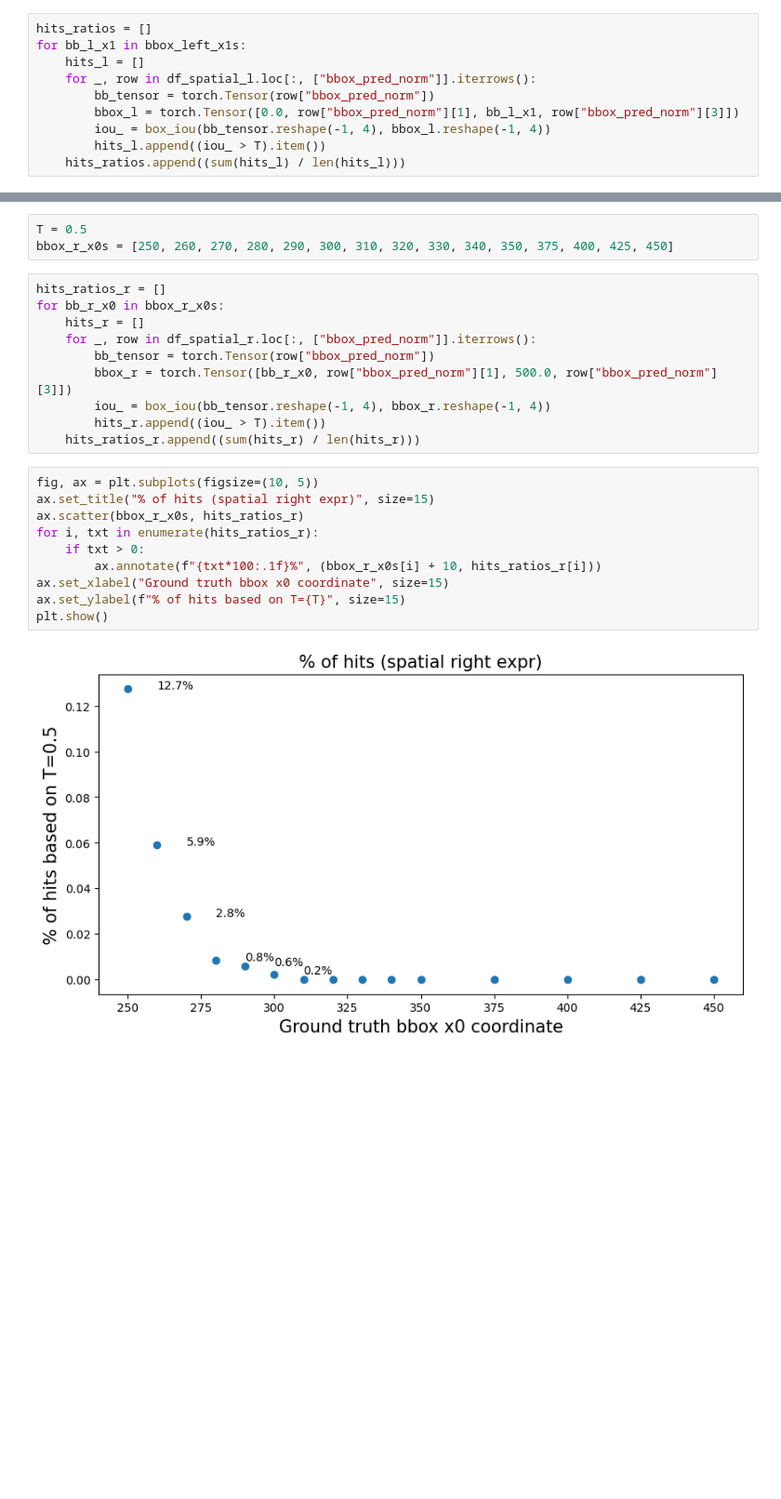
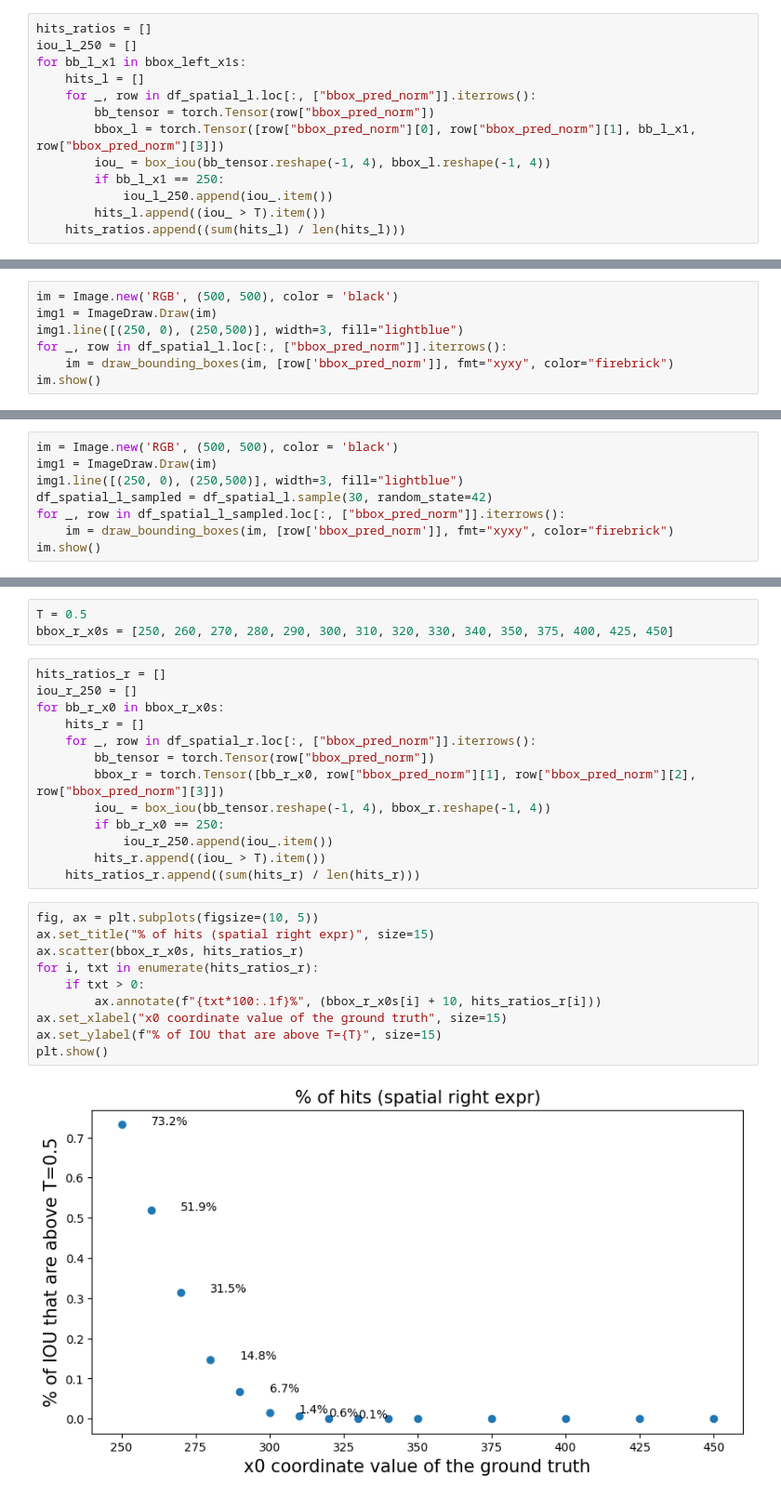
Before and after one commit to nhm-7/rec, a Jupyter notebook: notebooks/02_NH_spatial_pure_and_bboxes_overlapping.ipynb, the cells around one changed output, grey strips where cells are left out. Shown at 93% size. Drawn from its saved outputs; the diff is of its cells as text; blank space fills up the shorter version.

Commit message:
add seaborn and some plots

```diff
--- a/notebooks/02_NH_spatial_pure_and_bboxes_overlapping.ipynb
+++ b/notebooks/02_NH_spatial_pure_and_bboxes_overlapping.ipynb
@@ -167,12 +168,15 @@ len(bbox_left_x1s)
 15
 # %%
 hits_ratios = []
+iou_l_250 = []
 for bb_l_x1 in bbox_left_x1s:
     hits_l = []
     for _, row in df_spatial_l.loc[:, ["bbox_pred_norm"]].iterrows():
         bb_tensor = torch.Tensor(row["bbox_pred_norm"])
-        bbox_l = torch.Tensor([0.0, row["bbox_pred_norm"][1], bb_l_x1, row["bbox_pred_norm"][3]])
+        bbox_l = torch.Tensor([row["bbox_pred_norm"][0], row["bbox_pred_norm"][1], bb_l_x1, row["bbox_pred_norm"][3]])
         iou_ = box_iou(bb_tensor.reshape(-1, 4), bbox_l.reshape(-1, 4))
+        if bb_l_x1 == 250:
+            iou_l_250.append(iou_.item())
         hits_l.append((iou_ > T).item())
     hits_ratios.append((sum(hits_l) / len(hits_l)))
 # %%
@@ -189,0 +209,7 @@ plt.show()
+# %%
+im = Image.new('RGB', (500, 500), color = 'black')
+img1 = ImageDraw.Draw(im)
+img1.line([(250, 0), (250,500)], width=3, fill="lightblue")
+for _, row in df_spatial_l.loc[:, ["bbox_pred_norm"]].iterrows():
+    im = draw_bounding_boxes(im, [row['bbox_pred_norm']], fmt="xyxy", color="firebrick")
+im.show()
@@ -189,0 +220,8 @@ plt.show()
+# %%
+im = Image.new('RGB', (500, 500), color = 'black')
+img1 = ImageDraw.Draw(im)
+img1.line([(250, 0), (250,500)], width=3, fill="lightblue")
+df_spatial_l_sampled = df_spatial_l.sample(30, random_state=42)
+for _, row in df_spatial_l_sampled.loc[:, ["bbox_pred_norm"]].iterrows():
+    im = draw_bounding_boxes(im, [row['bbox_pred_norm']], fmt="xyxy", color="firebrick")
+im.show()
@@ -194,23 +234,26 @@ T = 0.5
 bbox_r_x0s = [250, 260, 270, 280, 290, 300, 310, 320, 330, 340, 350, 375, 400, 425, 450]
 # %%
 hits_ratios_r = []
+iou_r_250 = []
 for bb_r_x0 in bbox_r_x0s:
     hits_r = []
     for _, row in df_spatial_r.loc[:, ["bbox_pred_norm"]].iterrows():
         bb_tensor = torch.Tensor(row["bbox_pred_norm"])
-        bbox_r = torch.Tensor([bb_r_x0, row["bbox_pred_norm"][1], 500.0, row["bbox_pred_norm"][3]])
+        bbox_r = torch.Tensor([bb_r_x0, row["bbox_pred_norm"][1], row["bbox_pred_norm"][2], row["bbox_pred_norm"][3]])
         iou_ = box_iou(bb_tensor.reshape(-1, 4), bbox_r.reshape(-1, 4))
+        if bb_r_x0 == 250:
+            iou_r_250.append(iou_.item())
         hits_r.append((iou_ > T).item())
     hits_ratios_r.append((sum(hits_r) / len(hits_r)))
 # %%
 fig, ax = plt.subplots(figsize=(10, 5))
 ax.set_title("% of hits (spatial right expr)", size=15)
 ax.scatter(bbox_r_x0s, hits_ratios_r)
 for i, txt in enumerate(hits_ratios_r):
     if txt > 0:
         ax.annotate(f"{txt*100:.1f}%", (bbox_r_x0s[i] + 10, hits_ratios_r[i]))
-ax.set_xlabel("Ground truth bbox x0 coordinate", size=15)
-ax.set_ylabel(f"% of hits based on T={T}", size=15)
+ax.set_xlabel("x0 coordinate value of the ground truth", size=15)
+ax.set_ylabel(f"% of IOU that are above T={T}", size=15)
 plt.show()
 # %% [output]
-[figure, old version]
+[figure, new version]
```
Also changed, not shown: parts of 12 cells of this notebook, 1 other file.
